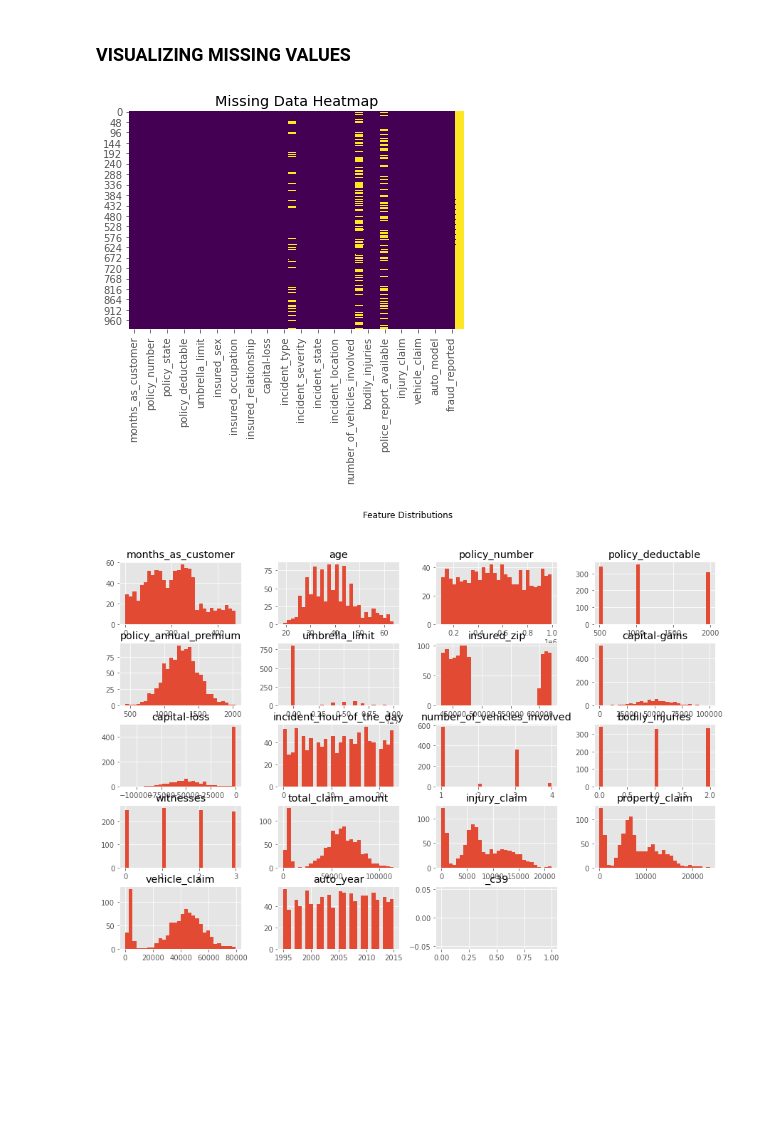
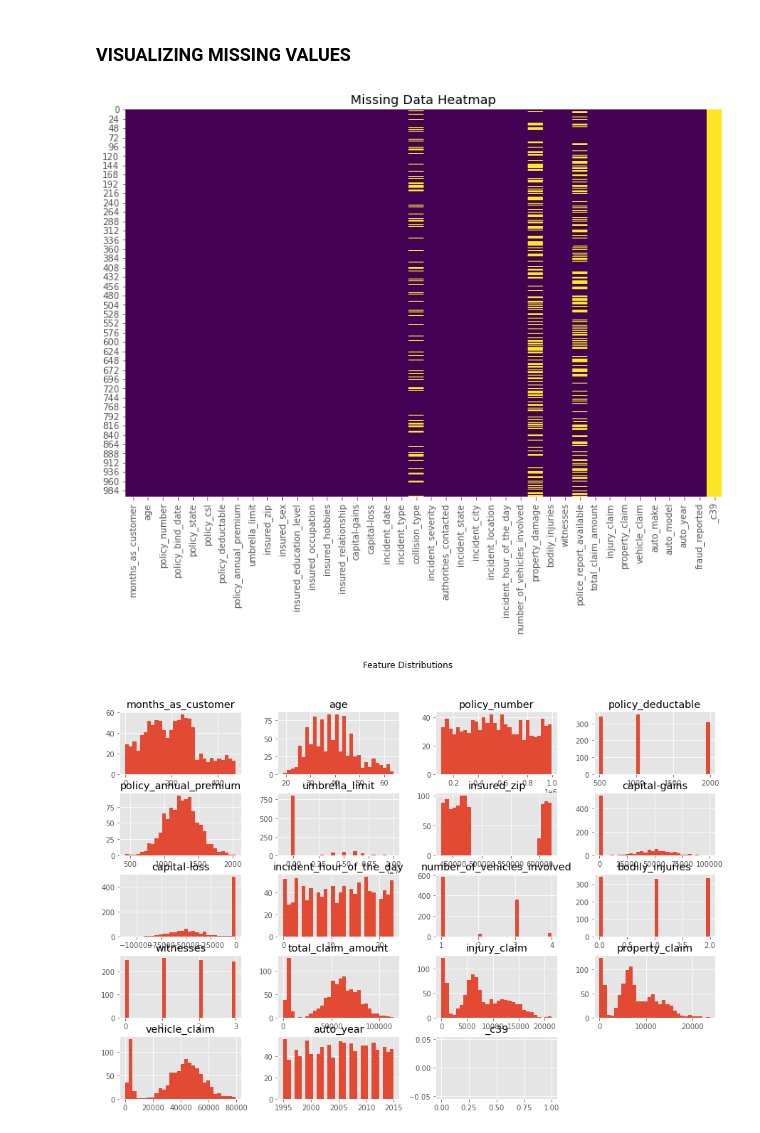
Before and after one commit to zaenhakeem/Insurance-Fraud, a Jupyter notebook: student.ipynb.ipynb, the cells around one changed output. Drawn from its saved outputs; the diff is of its cells as text; code cells hidden in the pictures; blank space fills up the shorter version.

```diff
--- a/student.ipynb.ipynb
+++ b/student.ipynb.ipynb
@@ -200,12 +200,14 @@ dtype: int64
 # %% [markdown]
 ### **VISUALIZING MISSING VALUES**
 # %%
+plt.figure(figsize=(12, 8))
+
 # Missing Data Heatmap
 sns.heatmap(df.isnull(), cbar=False, cmap='viridis')
 plt.title("Missing Data Heatmap")
 plt.show()
 # %% [output]
-[figure, old version]
+[figure, new version]
 # %%
 # Feature Distribution
 df.hist(bins=30, figsize=(15, 10))
```
Also changed, not shown: parts of 29 cells of this notebook.
